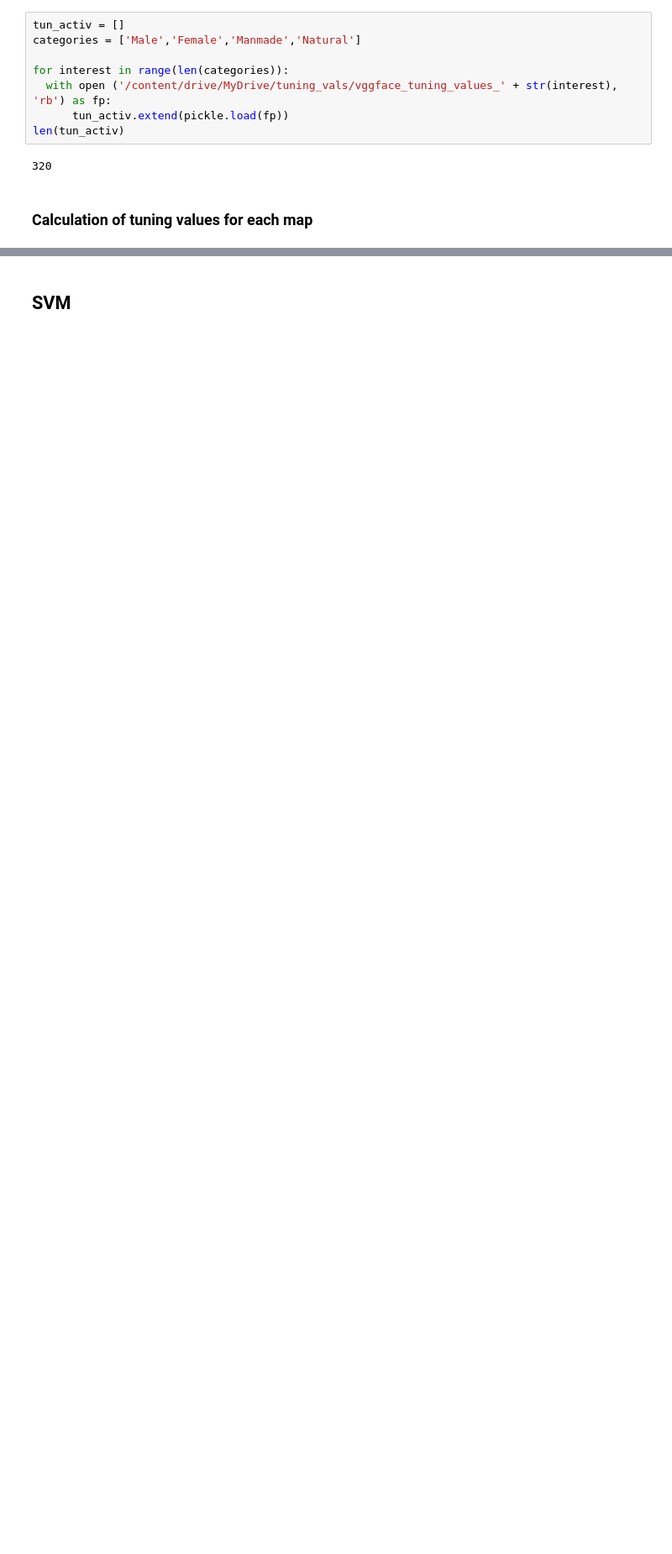
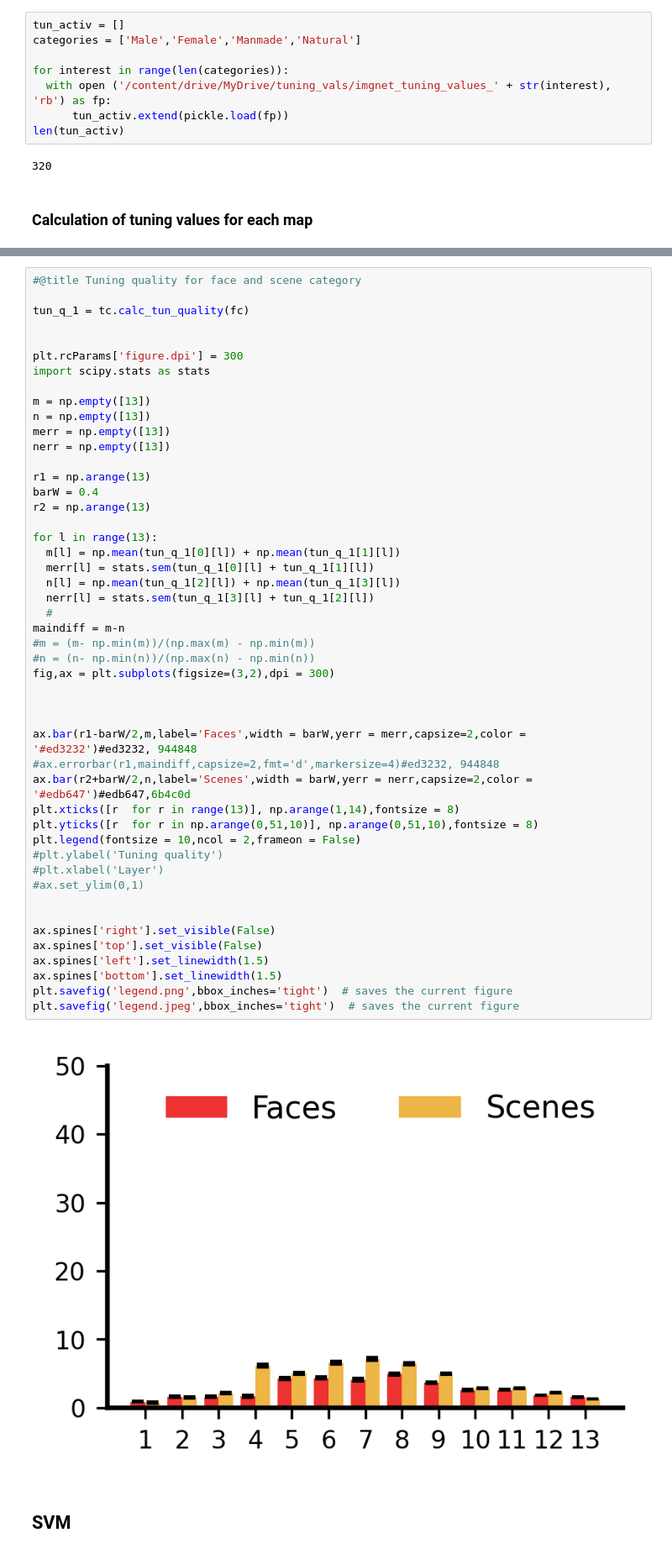
Before and after one commit to soukhind2/vgg16obj, a Jupyter notebook: vggface_4class_cv.ipynb, the cells around one changed output, grey strips where cells are left out. Shown at 84% size. Drawn from its saved outputs; the diff is of its cells as text; blank space fills up the shorter version.

Commit message:
tuning quality with attention

```diff
--- a/vggface_4class_cv.ipynb
+++ b/vggface_4class_cv.ipynb
@@ -533,7 +533,7 @@ tun_activ = []
 categories = ['Male','Female','Manmade','Natural']
 
 for interest in range(len(categories)):
-  with open ('/content/drive/MyDrive/tuning_vals/vggface_tuning_values_' + str(interest), 'rb') as fp:
+  with open ('/content/drive/MyDrive/tuning_vals/imgnet_tuning_values_' + str(interest), 'rb') as fp:
       tun_activ.extend(pickle.load(fp))
 len(tun_activ)
 # %% [output]
@@ -757,6 +757,56 @@ ax.spines['left'].set_linewidth(2)
 ax.spines['bottom'].set_linewidth(2)
 #plt.savefig('facetrain_count.png')  # saves the current figure
 #plt.savefig('facetrain_count.jpeg')  # saves the current figure
+# %%
+#@title Tuning quality for face and scene category
+
+tun_q_1 = tc.calc_tun_quality(fc)
+
+
+plt.rcParams['figure.dpi'] = 300
+import scipy.stats as stats
+
+m = np.empty([13])
+n = np.empty([13])
+merr = np.empty([13])
+nerr = np.empty([13])
+
+r1 = np.arange(13)
+barW = 0.4
+r2 = np.arange(13)
+
+for l in range(13):
+  m[l] = np.mean(tun_q_1[0][l]) + np.mean(tun_q_1[1][l])
+  merr[l] = stats.sem(tun_q_1[0][l] + tun_q_1[1][l])
+  n[l] = np.mean(tun_q_1[2][l]) + np.mean(tun_q_1[3][l])
+  nerr[l] = stats.sem(tun_q_1[3][l] + tun_q_1[2][l])
+  #
+maindiff = m-n
+#m = (m- np.min(m))/(np.max(m) - np.min(m))
+#n = (n- np.min(n))/(np.max(n) - np.min(n))
+fig,ax = plt.subplots(figsize=(3,2),dpi = 300)
+
+
+
+ax.bar(r1-barW/2,m,label='Faces',width = barW,yerr = merr,capsize=2,color = '#ed3232')#ed3232, 944848
+#ax.errorbar(r1,maindiff,capsize=2,fmt='d',markersize=4)#ed3232, 944848
+ax.bar(r2+barW/2,n,label='Scenes',width = barW,yerr = nerr,capsize=2,color = '#edb647')#edb647,6b4c0d
+plt.xticks([r  for r in range(13)], np.arange(1,14),fontsize = 8)
+plt.yticks([r  for r in np.arange(0,51,10)], np.arange(0,51,10),fontsize = 8)
+plt.legend(fontsize = 10,ncol = 2,frameon = False)
+#plt.ylabel('Tuning quality')
+#plt.xlabel('Layer')
+#ax.set_ylim(0,1)
+
+
+ax.spines['right'].set_visible(False)
+ax.spines['top'].set_visible(False)
+ax.spines['left'].set_linewidth(1.5)
+ax.spines['bottom'].set_linewidth(1.5)
+plt.savefig('legend.png',bbox_inches='tight')  # saves the current figure
+plt.savefig('legend.jpeg',bbox_inches='tight')  # saves the current figure
+# %% [output]
+[figure, added]
 # %% [markdown]
 ## SVM
 # %%
```
Also changed, not shown: parts of 8 cells of this notebook.
